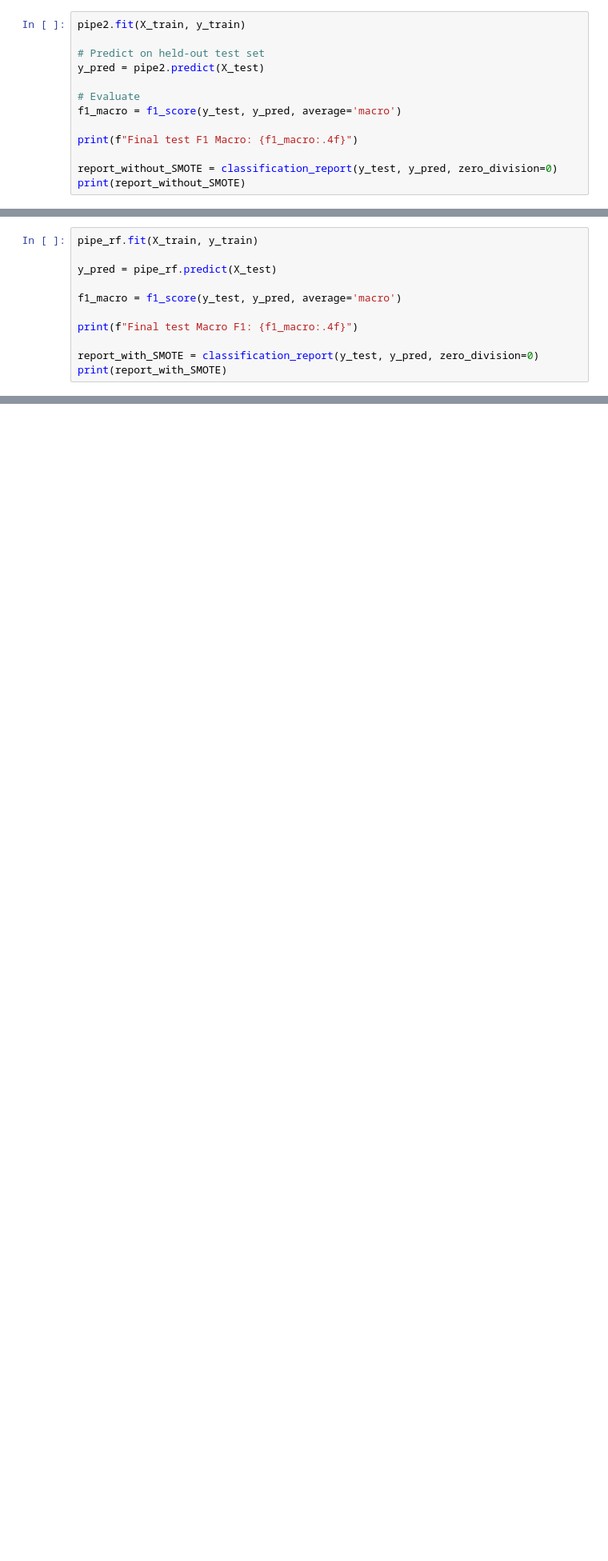
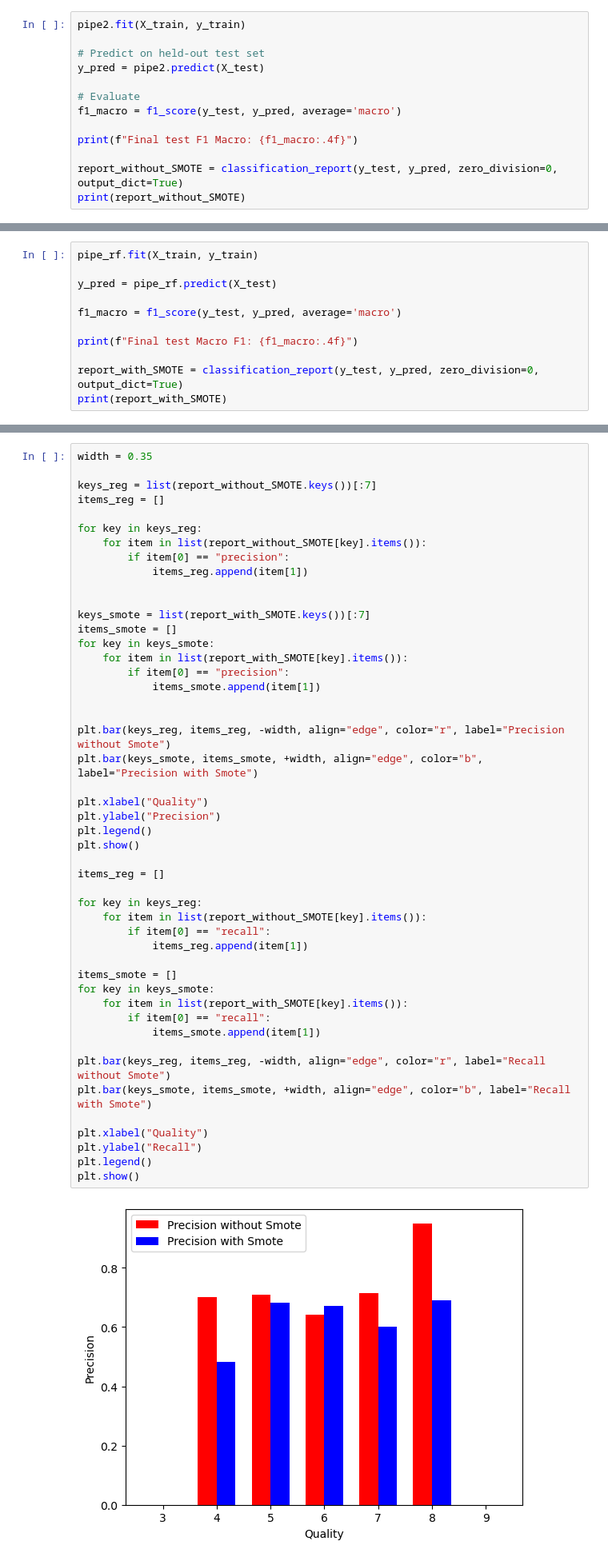
Before and after one commit to Mau-Gen/DV2638_Assignments, a Jupyter notebook: Assignment_1/assignment1.ipynb, the cells around one changed output, grey strips where cells are left out. Shown at 80% size. Saved outputs shown, nothing was run; the diff lists cells and outputs as text; blank space fills up the shorter version.

Commit message:
Added the check for precision and recall

```diff
--- a/Assignment_1/assignment1.ipynb
+++ b/Assignment_1/assignment1.ipynb
@@ -106,7 +106,7 @@ f1_macro = f1_score(y_test, y_pred, average='macro')
 
 print(f"Final test F1 Macro: {f1_macro:.4f}")
 
-report_without_SMOTE = classification_report(y_test, y_pred, zero_division=0)
+report_without_SMOTE = classification_report(y_test, y_pred, zero_division=0, output_dict=True)
 print(report_without_SMOTE)
 # %% [output]
 Final test F1 Macro: 0.4277
@@ -173,7 +169,7 @@ f1_macro = f1_score(y_test, y_pred, average='macro')
 
 print(f"Final test Macro F1: {f1_macro:.4f}")
 
-report_with_SMOTE = classification_report(y_test, y_pred, zero_division=0)
+report_with_SMOTE = classification_report(y_test, y_pred, zero_division=0, output_dict=True)
 print(report_with_SMOTE)
 # %% [output]
 Final test Macro F1: 0.4344
@@ -192,0 +177,50 @@ weighted avg       0.65      0.66      0.65       980
+# %%
+width = 0.35
+
+keys_reg = list(report_without_SMOTE.keys())[:7]
+items_reg = []
+
+for key in keys_reg:
+    for item in list(report_without_SMOTE[key].items()):
+        if item[0] == "precision":
+            items_reg.append(item[1])
+
+
+keys_smote = list(report_with_SMOTE.keys())[:7]
+items_smote = []
+for key in keys_smote:
+    for item in list(report_with_SMOTE[key].items()):
+        if item[0] == "precision":
+            items_smote.append(item[1])
+
+
+plt.bar(keys_reg, items_reg, -width, align="edge", color="r", label="Precision without Smote")
+plt.bar(keys_smote, items_smote, +width, align="edge", color="b", label="Precision with Smote")
+
+plt.xlabel("Quality")
+plt.ylabel("Precision")
+plt.legend()
+plt.show()
+
+items_reg = []
+
+for key in keys_reg:
+    for item in list(report_without_SMOTE[key].items()):
+        if item[0] == "recall":
+            items_reg.append(item[1])
+
+items_smote = []
+for key in keys_smote:
+    for item in list(report_with_SMOTE[key].items()):
+        if item[0] == "recall":
+            items_smote.append(item[1])
+
+plt.bar(keys_reg, items_reg, -width, align="edge", color="r", label="Recall without Smote")
+plt.bar(keys_smote, items_smote, +width, align="edge", color="b", label="Recall with Smote")
+
+plt.xlabel("Quality")
+plt.ylabel("Recall")
+plt.legend()
+plt.show()
+# %% [output]
+[figure, added]
```
Also changed, not shown: parts of 4 cells of this notebook.
